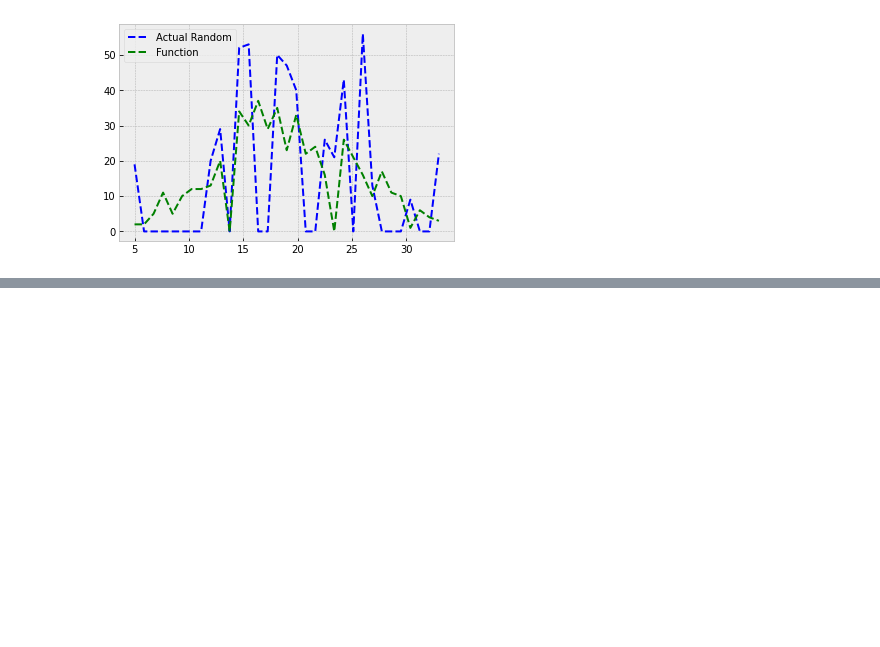
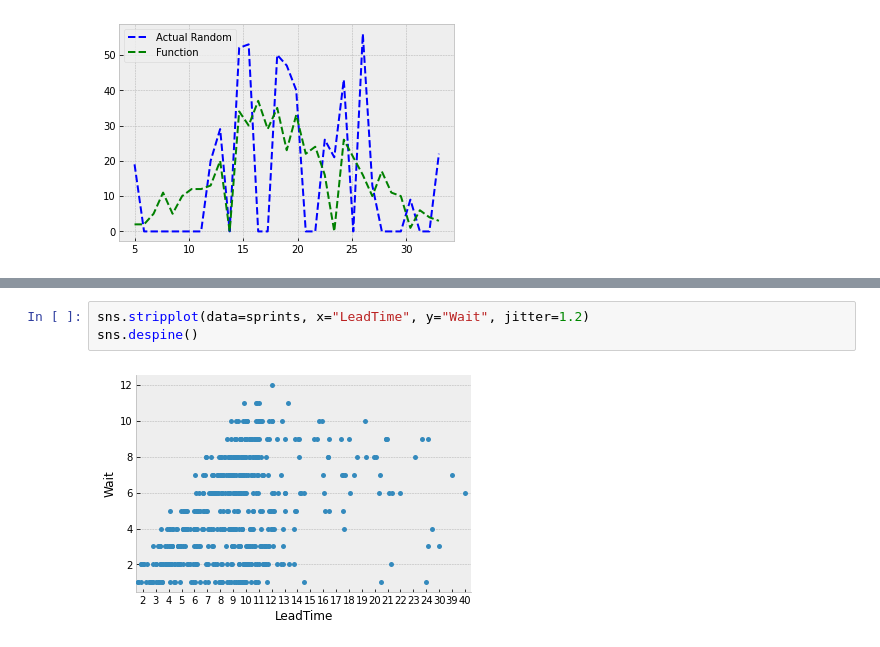
Before and after one commit to zkavtaskin/Lead-Time-Driven-Delivery-Simulation, a Jupyter notebook: Notebook/LittlePower.ipynb, the cells around one changed output, grey strips where cells are left out. Drawn from its saved outputs; the diff is of its cells as text; blank space fills up the shorter version.

```diff
--- a/Notebook/LittlePower.ipynb
+++ b/Notebook/LittlePower.ipynb
@@ -342,0 +340,5 @@ plt.show()
+# %%
+sns.stripplot(data=sprints, x="LeadTime", y="Wait", jitter=1.2)
+sns.despine()
+# %% [output]
+[figure, added]
```
Also changed, not shown: parts of 9 cells of this notebook.
